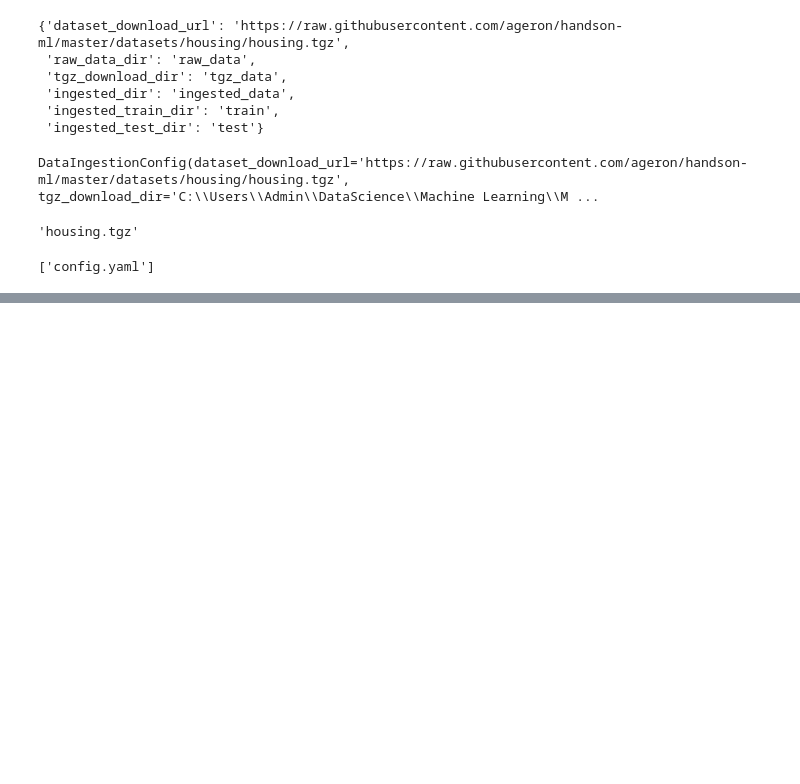
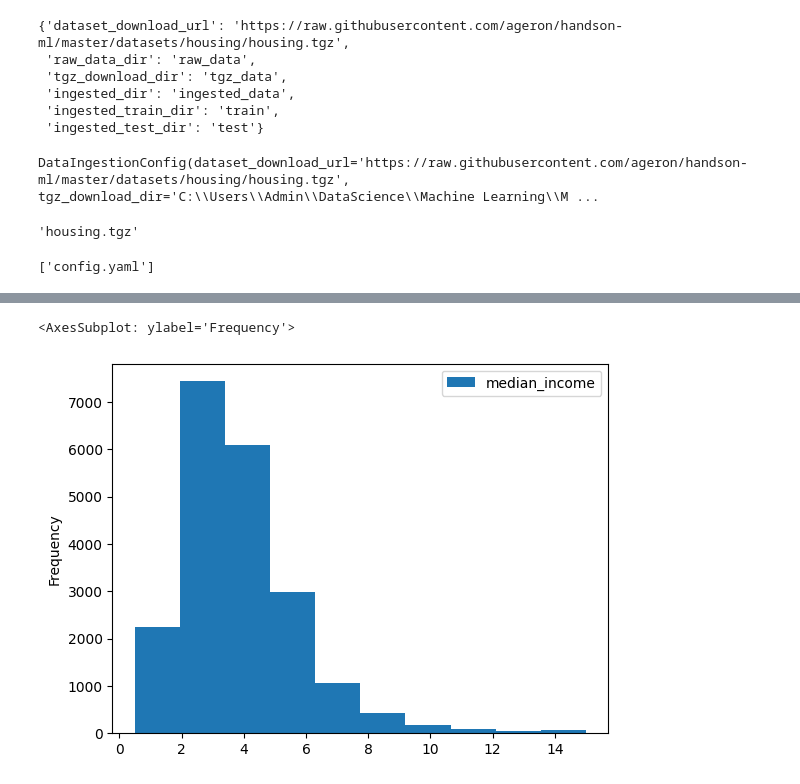
Before and after one commit to Subramanyachelmanda1993/MLProject_FSDS1, a Jupyter notebook: notebook/example.ipynb, the cells around one changed output, grey strips where cells are left out. Drawn from its saved outputs; the diff is of its cells as text; code cells hidden in the pictures; blank space fills up the shorter version.

```diff
--- a/notebook/example.ipynb
+++ b/notebook/example.ipynb
@@ -213,0 +216,3 @@ os.listdir(file_path)
+# %%
+csv_file_path = r"C:\Users\Admin\DataScience\Machine Learning\MLProjects\MLProject_FSDS1\housing\artifact\data_ingestion\2022-10-10-16-20-12\raw_data\housing.csv"
+housing_data_frame = pd.read_csv(csv_file_path)
@@ -213,0 +238,5 @@ os.listdir(file_path)
+# %%
+housing_data_frame[["median_income"]].plot(kind='hist')
+# %% [output]
+<AxesSubplot: ylabel='Frequency'>
+[figure, added]
```
Also changed, not shown: parts of 19 cells of this notebook, 5 other files.
